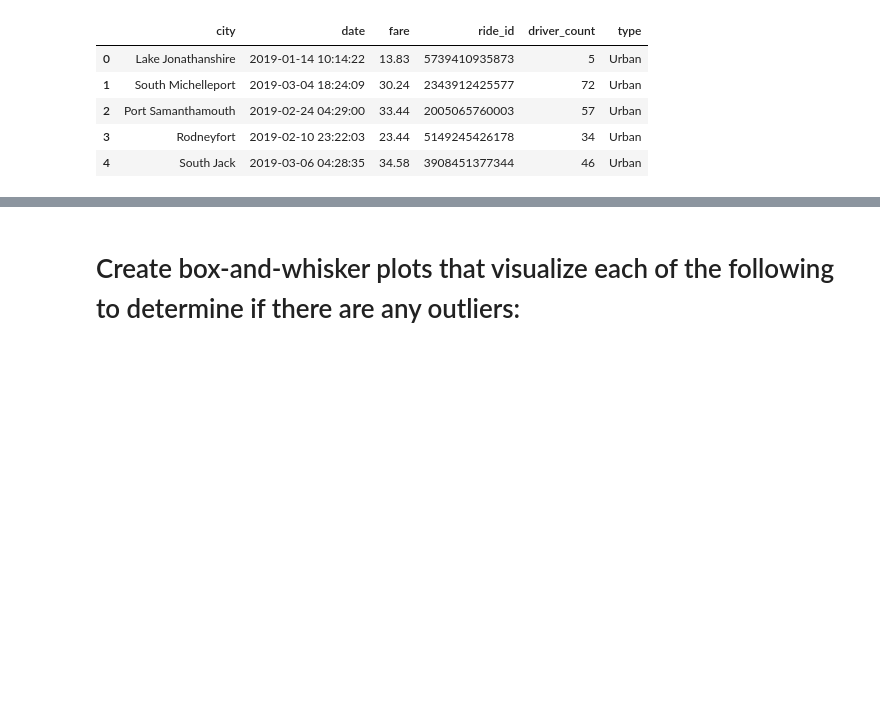
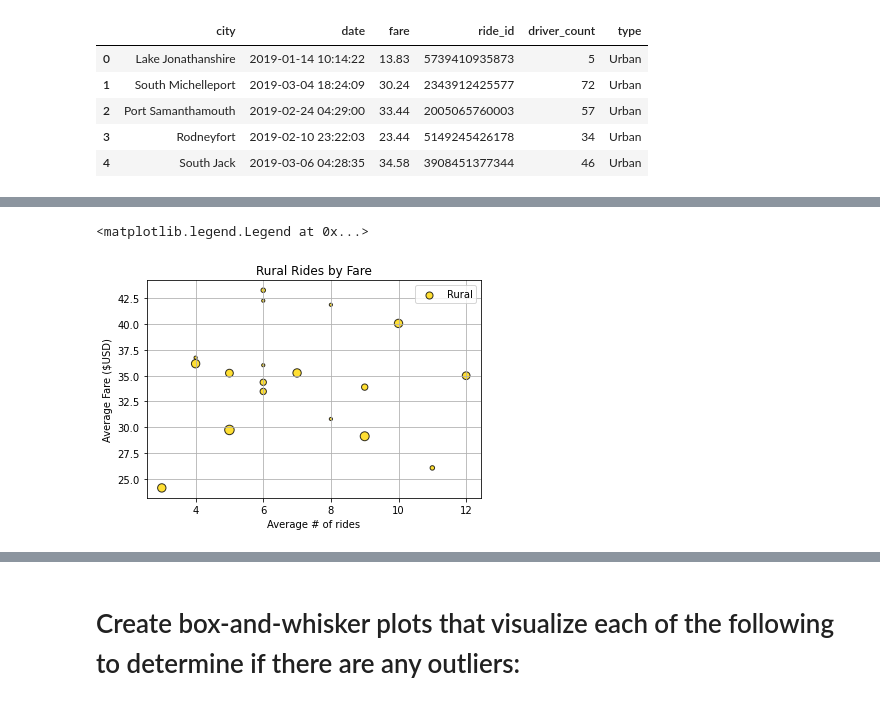
Before and after one commit to LJD0/Rideshare_Analysis, a Jupyter notebook: PyBer_Ride_Data.ipynb, the cells around one changed output, grey strips where cells are left out. Saved outputs shown, nothing was run; the diff lists cells and outputs as text; code cells hidden in the pictures; blank space fills up the shorter version.

```diff
--- a/PyBer_Ride_Data.ipynb
+++ b/PyBer_Ride_Data.ipynb
@@ -92,0 +115,3 @@ Pyber_df.head()
+# %%
+rural_df = Pyber_df[Pyber_df['type']=="Rural"]
+rural_df.head()
@@ -92,0 +129,4 @@ Pyber_df.head()
+# %%
+rural_rides = rural_df.groupby('city').count()['ride_id']
+
+rural_rides
@@ -92,0 +194,3 @@ Pyber_df.head()
+# %%
+rural_fare = rural_df.groupby('city').mean()['fare']
+rural_fare
@@ -92,0 +258,3 @@ Pyber_df.head()
+# %%
+rural_driver = rural_df.groupby('city').mean()["driver_count"]
+rural_driver
@@ -102,0 +332,12 @@ Pyber_df.head()
+# %%
+fig, ax = plt.subplots()
+
+ax.scatter(rural_rides,rural_fare, s=rural_driver*10,c='gold',edgecolors="black",alpha=.8,linewidth=1,label='Rural')
+ax.set_title("Rural Rides by Fare")
+ax.set_xlabel("Average # of rides")
+ax.set_ylabel("Average Fare ($USD)")
+ax.grid(True)
+ax.legend()
+# %% [output]
+<matplotlib.legend.Legend at 0x...>
+[figure, added]
```
Also changed, not shown: parts of 26 cells of this notebook.
